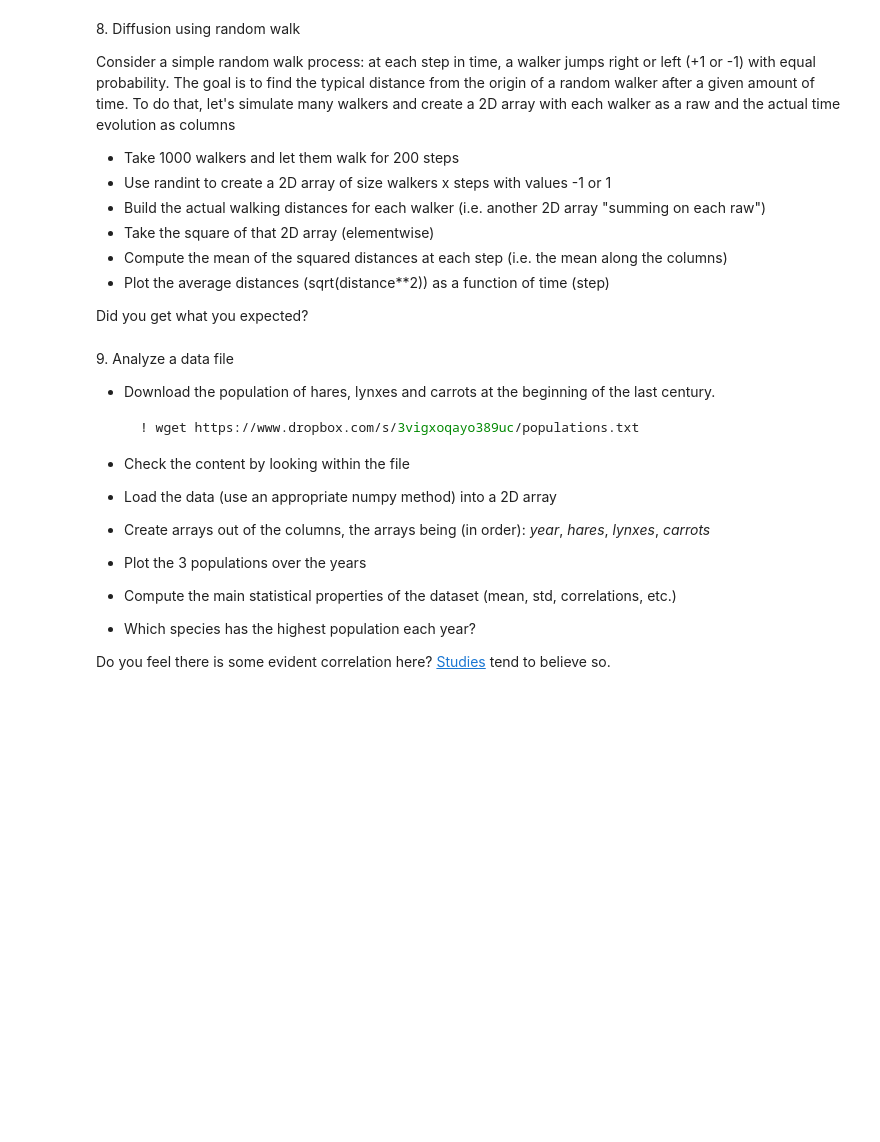
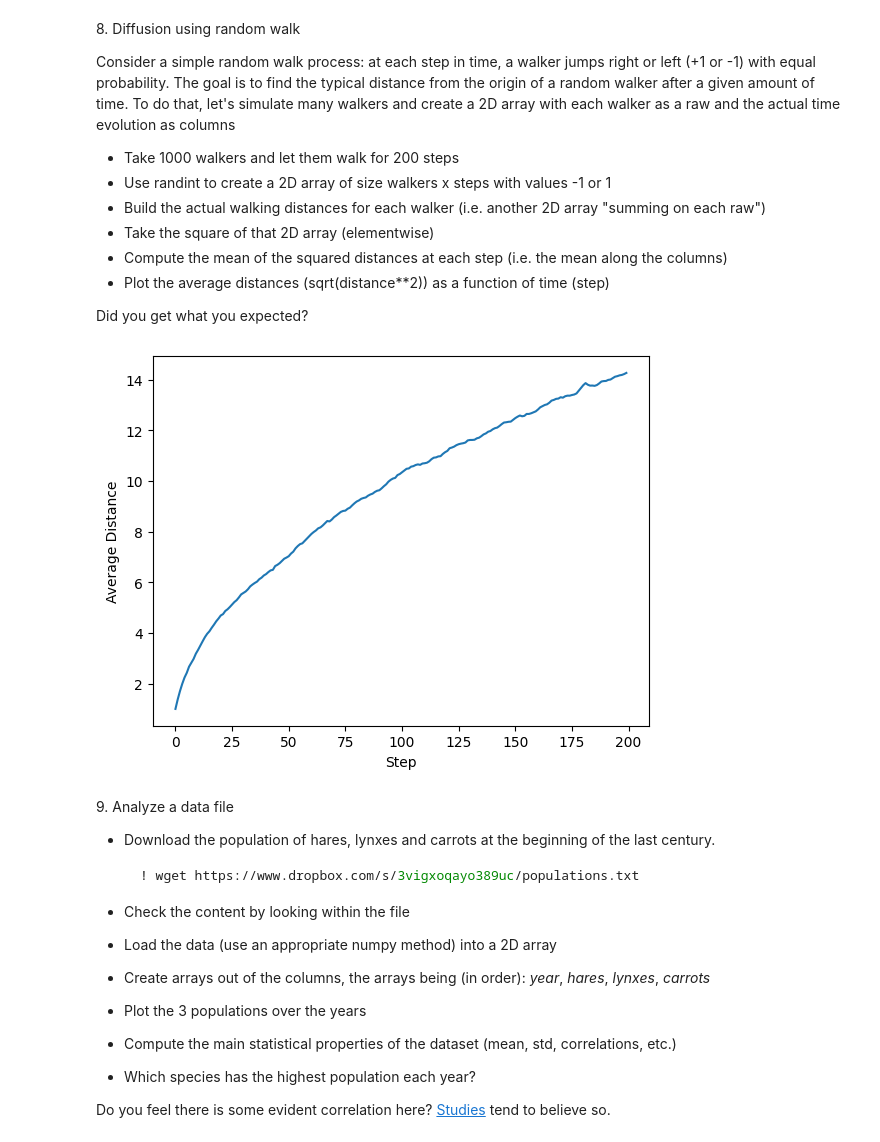
Before and after one commit to Berto70/LaboratoryOfComputationalPhysics_Y6, a Jupyter notebook: 04ex_Numpy.ipynb, the cells around one changed output. Cells and saved outputs as stored; diff of their text form; code cells hidden in the pictures; blank space fills up the shorter version.

```diff
--- a/04ex_Numpy.ipynb
+++ b/04ex_Numpy.ipynb
@@ -305,6 +281,36 @@ To do that, let's simulate many walkers and create a 2D array with each walker a
   * Plot the average distances (sqrt(distance\*\*2)) as a function of time (step)
 
 Did you get what you expected?
+# %%
+import numpy as np
+import matplotlib.pyplot as plt
+
+# Number of walkers and steps
+walkers = 1000
+steps = 200
+
+# Generate random steps
+steps = np.random.randint(0, 2, (walkers, steps)) * 2 - 1 #generates 2d array (0,1). multipl by 2 and sub 1, transform 0 in 1 and 1 in -1
+
+# Calculate positions
+positions = steps.cumsum(axis=1) # position of each walker at each step
+
+# Calculate squared distances
+squared_distances = positions**2
+
+# Calculate mean squared distance at each step
+mean_squared_distance = squared_distances.mean(axis=0)
+
+# Calculate average distance
+average_distance = np.sqrt(mean_squared_distance)
+
+# Plot average distance as a function of time
+plt.plot(average_distance)
+plt.xlabel('Step')
+plt.ylabel('Average Distance')
+plt.show()
+# %% [output]
+[figure, added]
 # %% [markdown]
 9\. Analyze a data file
   * Download the population of hares, lynxes and carrots at the beginning of the last century.
```
Also changed, not shown: parts of 7 cells of this notebook.
